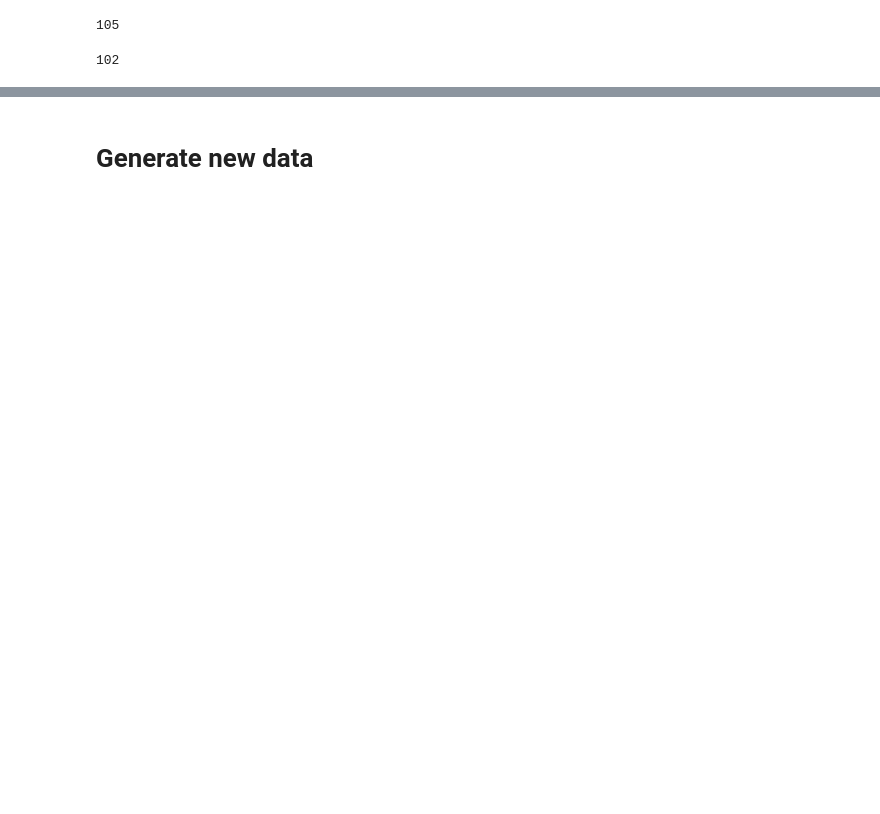
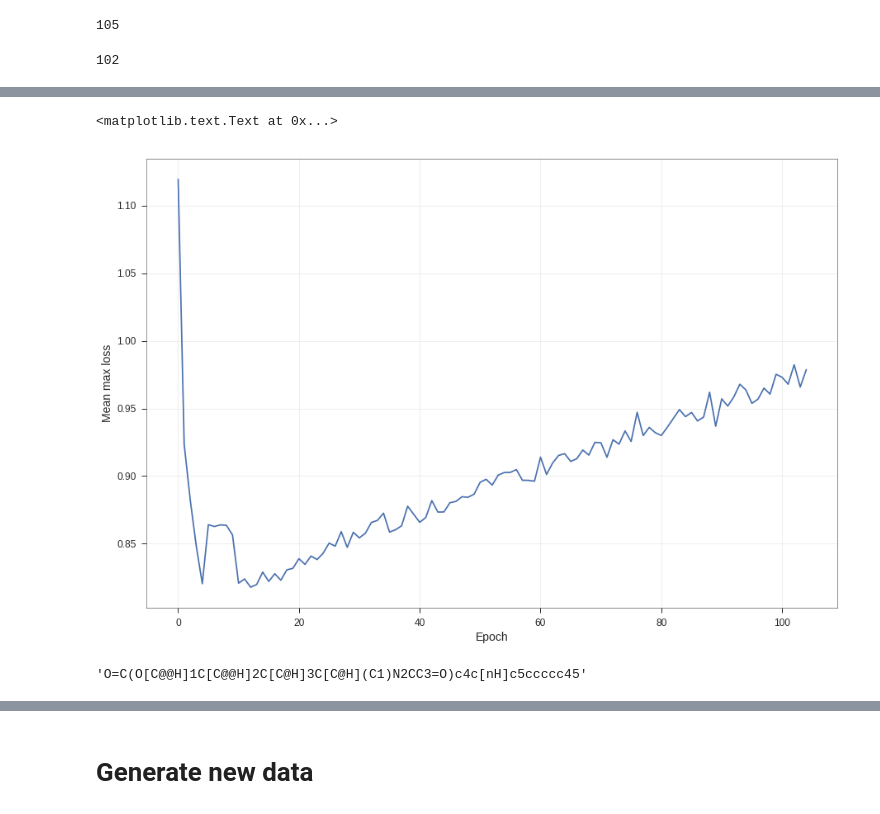
Before and after one commit to mamanain/DrugGenNN, a Jupyter notebook: TransferLearning.ipynb, the cells around one changed output, grey strips where cells are left out. Drawn from its saved outputs; the diff is of its cells as text; code cells hidden in the pictures; blank space fills up the shorter version.

```diff
--- a/TransferLearning.ipynb
+++ b/TransferLearning.ipynb
@@ -313,3 +331,5 @@ high = [np.mean(x) for x in [stats.iqr(y) for y in validation_losses]]
+# %%
+high = [stats.trim_mean(z, 0.2) for z in [[np.percentile(y, 75) for y in x] for x in validation_losses ]]
 # %%
 len(validation_losses)
 # %% [output]
@@ -333,2 +350,15 @@ plt.plot(high)
+# %%
+fig = plt.figure(figsize=[15, 10])
+axes = fig.add_subplot(111)
+axes.plot(high)
+axes.set_xlabel('Epoch')
+axes.set_ylabel('Mean max loss')
+# %% [output]
+<matplotlib.text.Text at 0x...>
+[figure, added]
+# %%
+to_smile(train_smiles[3])
+# %% [output]
+'O=C(O[C@@H]1C[C@@H]2C[C@H]3C[C@H](C1)N2CC3=O)c4c[nH]c5ccccc45'
 # %%
 model.save('good_enough.chkpt')
```
Also changed, not shown: parts of 13 cells of this notebook.
